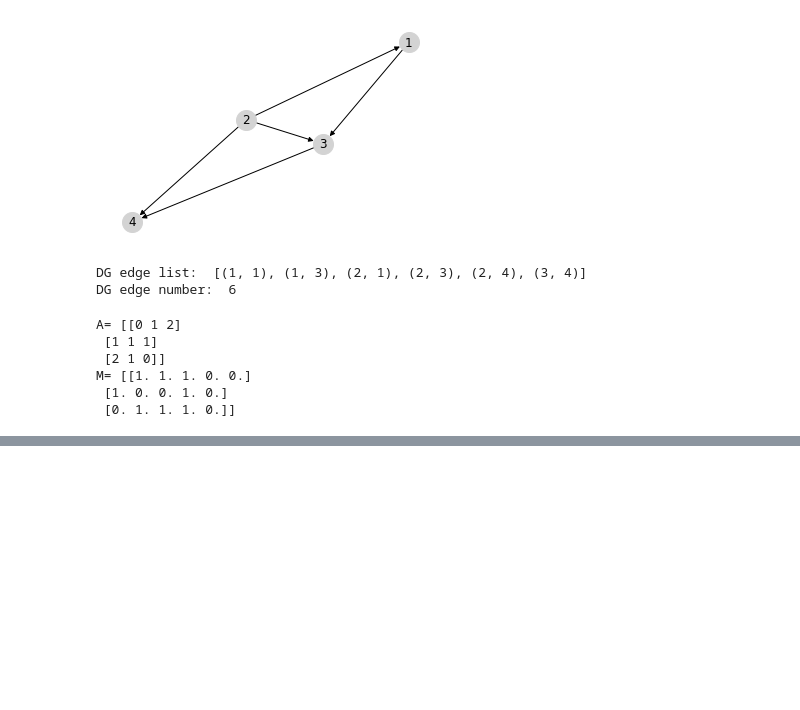
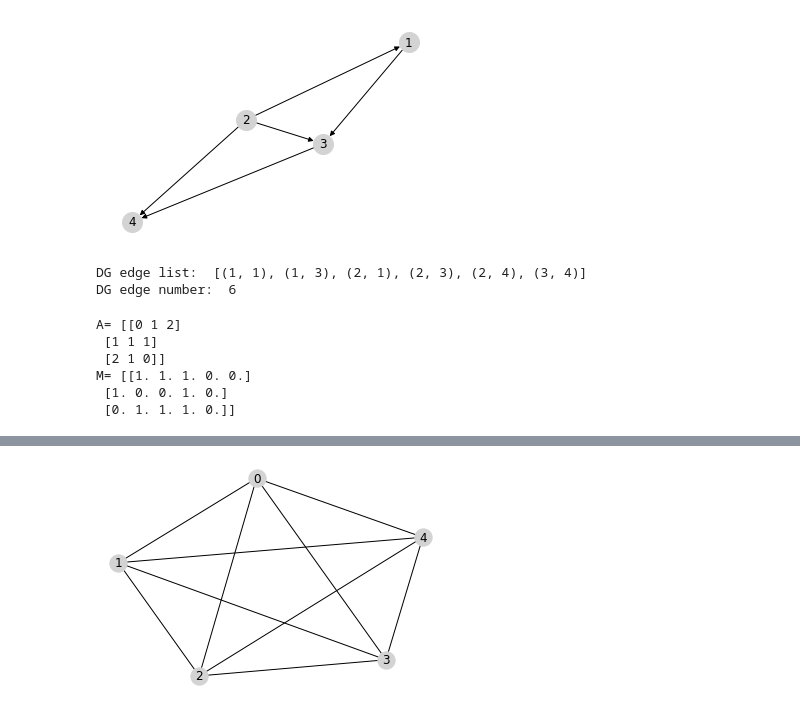
Before and after one commit to RyotaEisaki/mathematical_optimization, a Jupyter notebook: python_math_opt/graph/graph.ipynb, the cells around one changed output, grey strips where cells are left out. Drawn from its saved outputs; the diff is of its cells as text; code cells hidden in the pictures; blank space fills up the shorter version.

```diff
--- a/python_math_opt/graph/graph.ipynb
+++ b/python_math_opt/graph/graph.ipynb
@@ -62,0 +63,8 @@ plt.show()
+# %%
+G=nx.complete_graph(5) # 完全グラフ
+p=nx.spring_layout(G,iterations=50)
+nx.draw_networkx(G,pos=p,node_color='lightgrey',node_size=300)
+plt.axis('off')
+plt.show()
+# %% [output]
+[figure, added]
```
Also changed, not shown: parts of 3 cells of this notebook.
